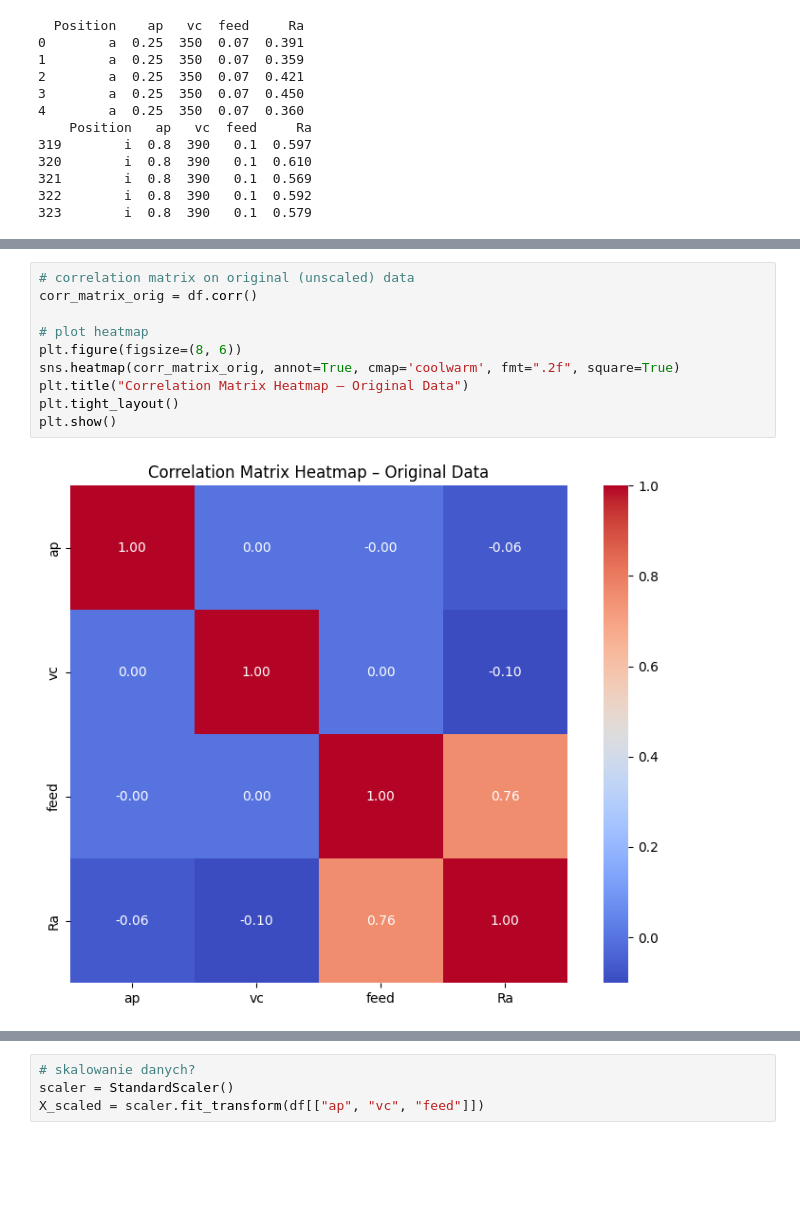
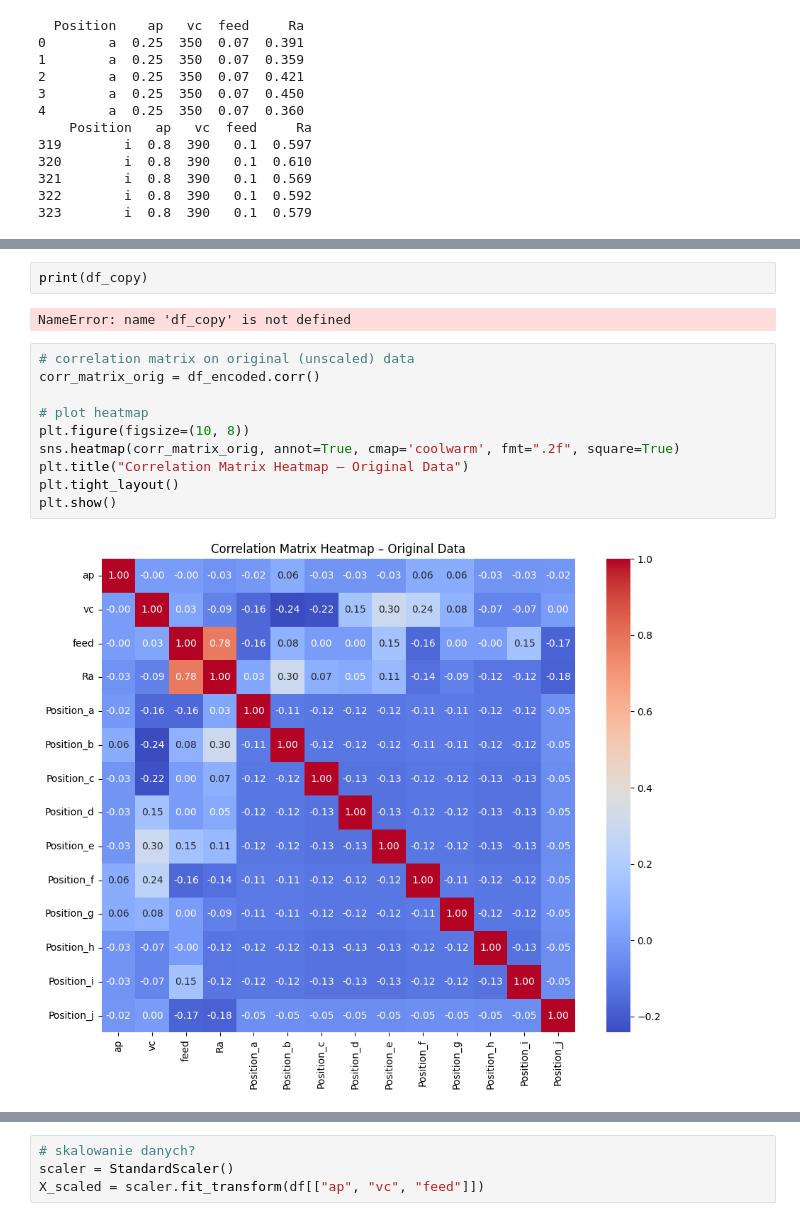
Before and after one commit to Banach-Bartosz/Surface-roughness, a Jupyter notebook: data_preprocessing.ipynb, the cells around one changed output, grey strips where cells are left out. Drawn from its saved outputs; the diff is of its cells as text; blank space fills up the shorter version.

```diff
--- a/data_preprocessing.ipynb
+++ b/data_preprocessing.ipynb
@@ -107,15 +173,19 @@ df = df.dropna()
+# %%
+print(df_copy)
+# %% [output]
+NameError: name 'df_copy' is not defined
 # %%
 # correlation matrix on original (unscaled) data
-corr_matrix_orig = df.corr()
+corr_matrix_orig = df_encoded.corr()
 
 # plot heatmap
-plt.figure(figsize=(8, 6))
+plt.figure(figsize=(10, 8))
 sns.heatmap(corr_matrix_orig, annot=True, cmap='coolwarm', fmt=".2f", square=True)
 plt.title("Correlation Matrix Heatmap – Original Data")
 plt.tight_layout()
 plt.show()
 # %% [output]
-[figure, old version]
+[figure, new version]
 # %%
 # wyszukiwanie outlierow
 for col in ["ap", "vc", "feed", "Ra"]:
```
Also changed, not shown: parts of 8 cells of this notebook.
